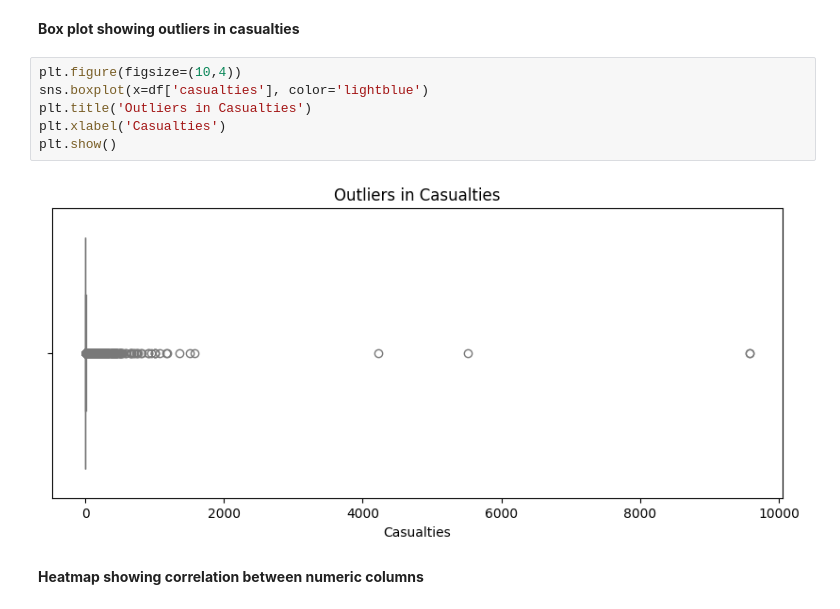
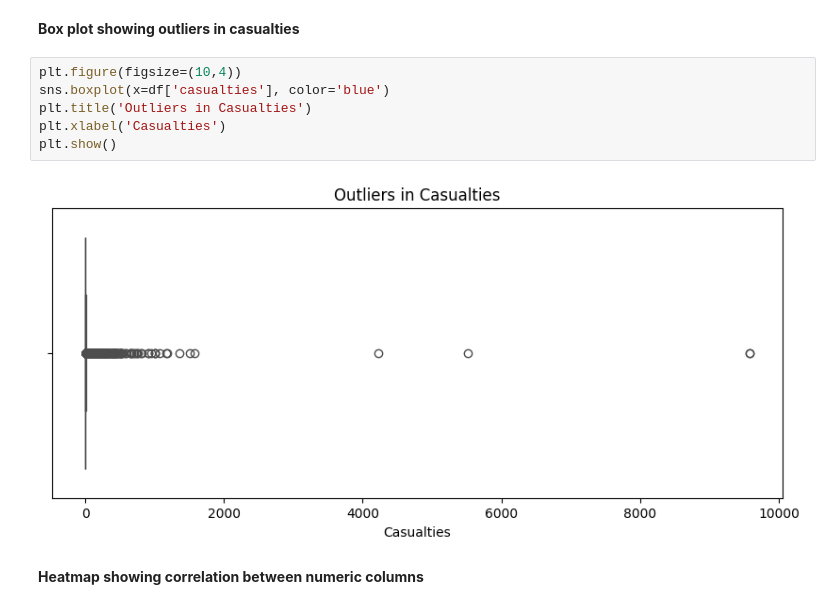
Before and after one commit to Adiba101/DS-ASSIGNMENT3-TERRORISM-, a Jupyter notebook: DS_Assignment3.ipynb, the cells around one changed output. Drawn from its saved outputs; the diff is of its cells as text.

```diff
--- a/DS_Assignment3.ipynb
+++ b/DS_Assignment3.ipynb
@@ -387,12 +1141,12 @@ plt.show()
 **Box plot showing outliers in casualties**
 # %%
 plt.figure(figsize=(10,4))
-sns.boxplot(x=df['casualties'], color='lightblue')
+sns.boxplot(x=df['casualties'], color='blue')
 plt.title('Outliers in Casualties')
 plt.xlabel('Casualties')
 plt.show()
 # %% [output]
-[figure, old version]
+[figure, new version]
 # %% [markdown]
 **Heatmap showing correlation between numeric columns**
 # %%
```
Also changed, not shown: parts of 56 cells of this notebook.
